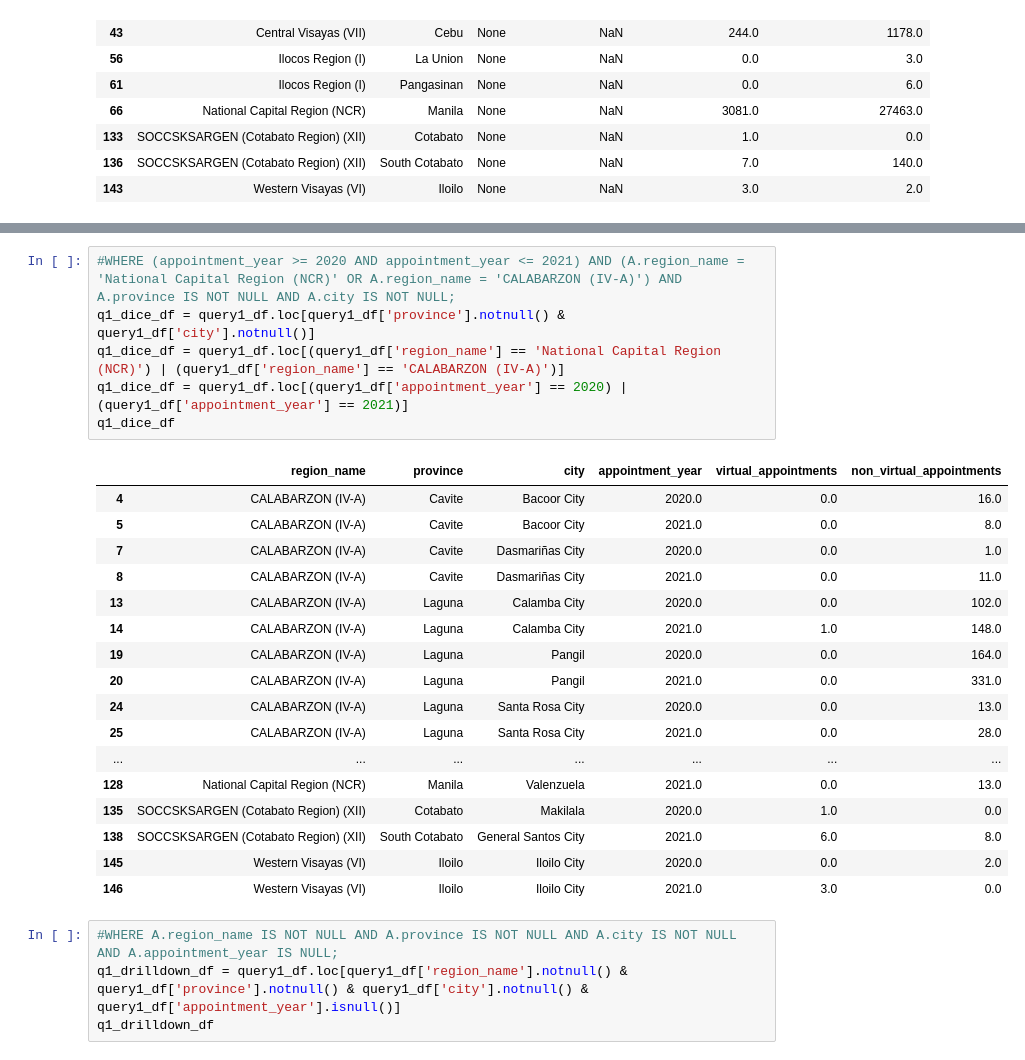
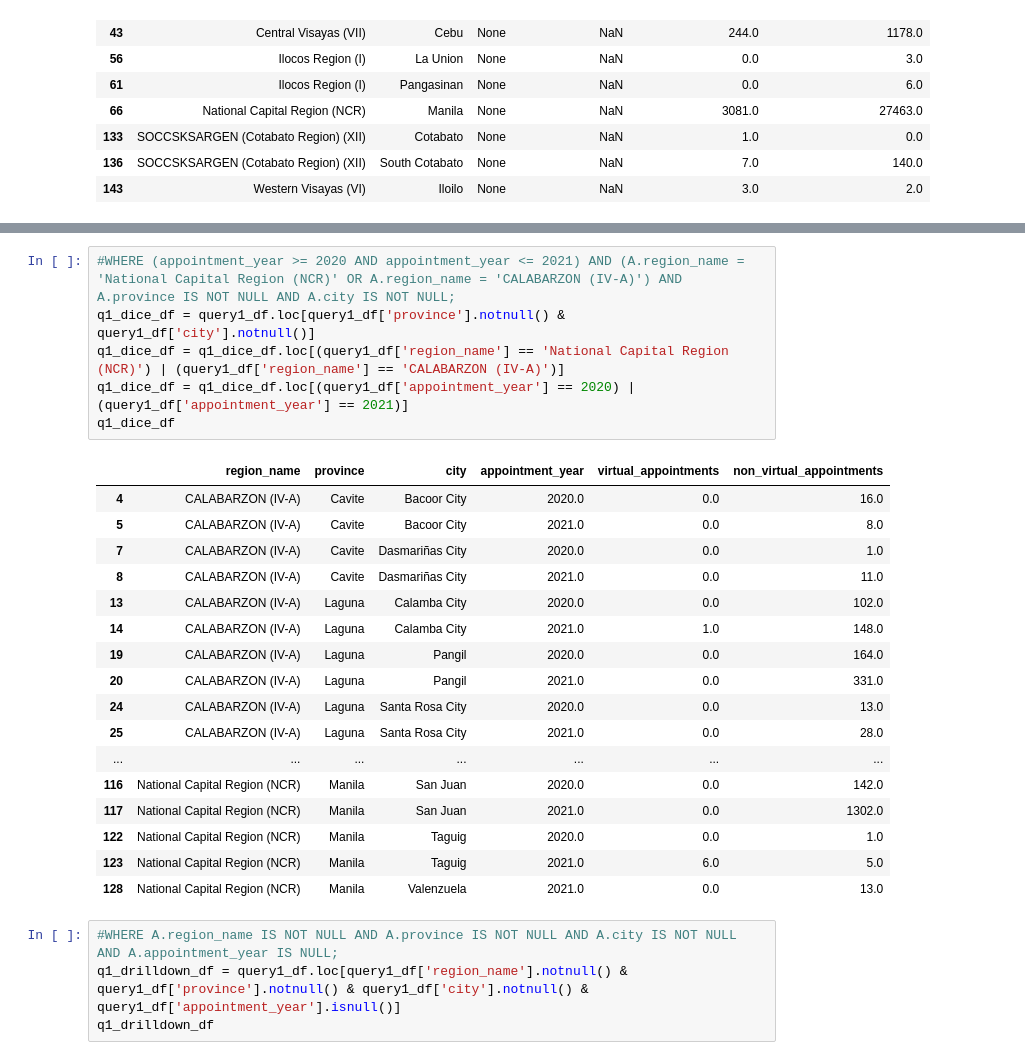
Before and after one commit to ADichoso/STADVDB_MCO1, a Jupyter notebook: Functional Testing.ipynb, the cells around one changed output, grey strips where cells are left out. Drawn from its saved outputs; the diff is of its cells as text.

```diff
--- a/Functional Testing.ipynb
+++ b/Functional Testing.ipynb
@@ -109,27 +109,27 @@ q1_slice_df
 # %%
 #WHERE (appointment_year >= 2020 AND appointment_year <= 2021) AND (A.region_name = 'National Capital Region (NCR)' OR A.region_name = 'CALABARZON (IV-A)') AND A.province IS NOT NULL AND A.city IS NOT NULL;
 q1_dice_df = query1_df.loc[query1_df['province'].notnull() & query1_df['city'].notnull()]
-q1_dice_df = query1_df.loc[(query1_df['region_name'] == 'National Capital Region (NCR)') | (query1_df['region_name'] == 'CALABARZON (IV-A)')]
-q1_dice_df = query1_df.loc[(query1_df['appointment_year'] == 2020) | (query1_df['appointment_year'] == 2021)]
+q1_dice_df = q1_dice_df.loc[(query1_df['region_name'] == 'National Capital Region (NCR)') | (query1_df['region_name'] == 'CALABARZON (IV-A)')]
+q1_dice_df = q1_dice_df.loc[(query1_df['appointment_year'] == 2020) | (query1_df['appointment_year'] == 2021)]
 q1_dice_df
 # %% [output]
 |  | region_name | province | city | appointment_year | virtual_appointments | non_virtual_appointments |
 | 4 | CALABARZON (IV-A) | Cavite | Bacoor City | 2020.0 | 0.0 | 16.0 |
 | 5 | CALABARZON (IV-A) | Cavite | Bacoor City | 2021.0 | 0.0 | 8.0 |
 | 7 | CALABARZON (IV-A) | Cavite | Dasmariñas City | 2020.0 | 0.0 | 1.0 |
 | 8 | CALABARZON (IV-A) | Cavite | Dasmariñas City | 2021.0 | 0.0 | 11.0 |
 | 13 | CALABARZON (IV-A) | Laguna | Calamba City | 2020.0 | 0.0 | 102.0 |
 | 14 | CALABARZON (IV-A) | Laguna | Calamba City | 2021.0 | 1.0 | 148.0 |
 | 19 | CALABARZON (IV-A) | Laguna | Pangil | 2020.0 | 0.0 | 164.0 |
 | 20 | CALABARZON (IV-A) | Laguna | Pangil | 2021.0 | 0.0 | 331.0 |
 | 24 | CALABARZON (IV-A) | Laguna | Santa Rosa City | 2020.0 | 0.0 | 13.0 |
 | 25 | CALABARZON (IV-A) | Laguna | Santa Rosa City | 2021.0 | 0.0 | 28.0 |
 | ... | ... | ... | ... | ... | ... | ... |
+| 116 | National Capital Region (NCR) | Manila | San Juan | 2020.0 | 0.0 | 142.0 |
+| 117 | National Capital Region (NCR) | Manila | San Juan | 2021.0 | 0.0 | 1302.0 |
+| 122 | National Capital Region (NCR) | Manila | Taguig | 2020.0 | 0.0 | 1.0 |
+| 123 | National Capital Region (NCR) | Manila | Taguig | 2021.0 | 6.0 | 5.0 |
 | 128 | National Capital Region (NCR) | Manila | Valenzuela | 2021.0 | 0.0 | 13.0 |
-| 135 | SOCCSKSARGEN (Cotabato Region) (XII) | Cotabato | Makilala | 2020.0 | 1.0 | 0.0 |
-| 138 | SOCCSKSARGEN (Cotabato Region) (XII) | South Cotabato | General Santos City | 2021.0 | 6.0 | 8.0 |
-| 145 | Western Visayas (VI) | Iloilo | Iloilo City | 2020.0 | 0.0 | 2.0 |
-| 146 | Western Visayas (VI) | Iloilo | Iloilo City | 2021.0 | 3.0 | 0.0 |
 # %%
 #WHERE A.region_name IS NOT NULL AND A.province IS NOT NULL AND A.city IS NOT NULL AND A.appointment_year IS NULL;
 q1_drilldown_df = query1_df.loc[query1_df['region_name'].notnull() & query1_df['province'].notnull() & query1_df['city'].notnull() & query1_df['appointment_year'].isnull()]
```
Also changed, not shown: parts of 15 cells of this notebook, 1 other file.
